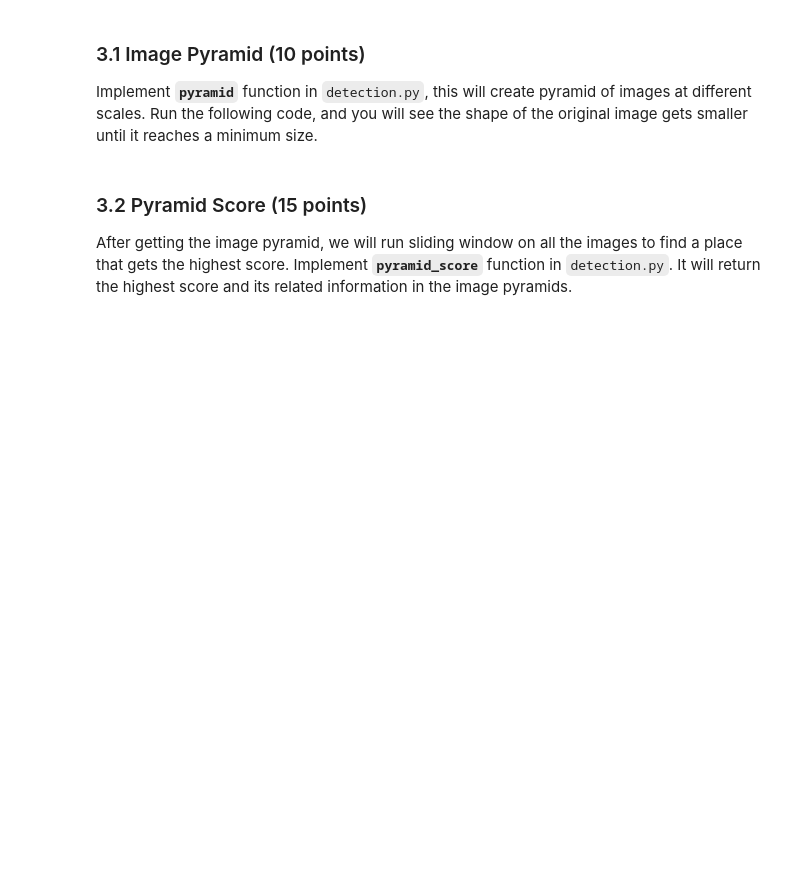
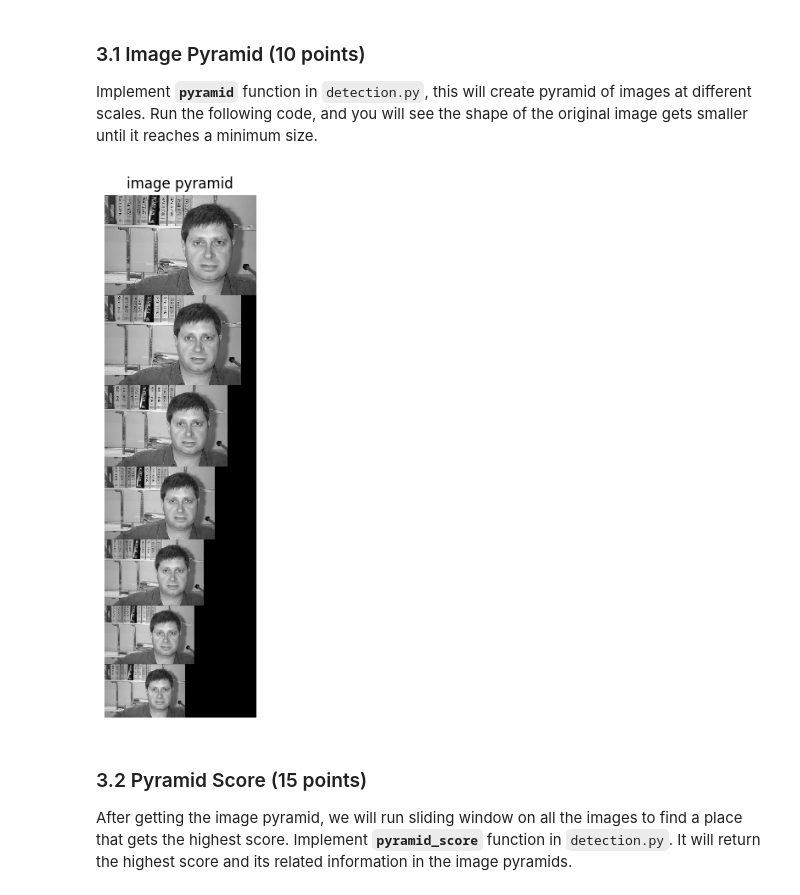
Before and after one commit to Horizon-42/CS131_release, a Jupyter notebook: fall_2019/hw7_release/hw7.ipynb, the cells around one changed output. Saved outputs shown, nothing was run; the diff lists cells and outputs as text; code cells hidden in the pictures; blank space fills up the shorter version.

```diff
--- a/fall_2019/hw7_release/hw7.ipynb
+++ b/fall_2019/hw7_release/hw7.ipynb
@@ -97,12 +107,14 @@ Implement **`pyramid`** function in `detection.py`, this will create pyramid of
 # %%
 image_path = 'image_0001.jpg'
 
-image = io.imread(image_path, as_grey=True)
+image = io.imread(image_path, as_gray=True)
 image = rescale(image, 1.2)
 
 images = pyramid(image, scale = 0.9)
 
 plot_part3_1(images)
+# %% [output]
+[figure, added]
 # %% [markdown]
 ###  3.2 Pyramid Score (15 points)
 
```
Also changed, not shown: parts of 19 cells of this notebook, 2 other files.
